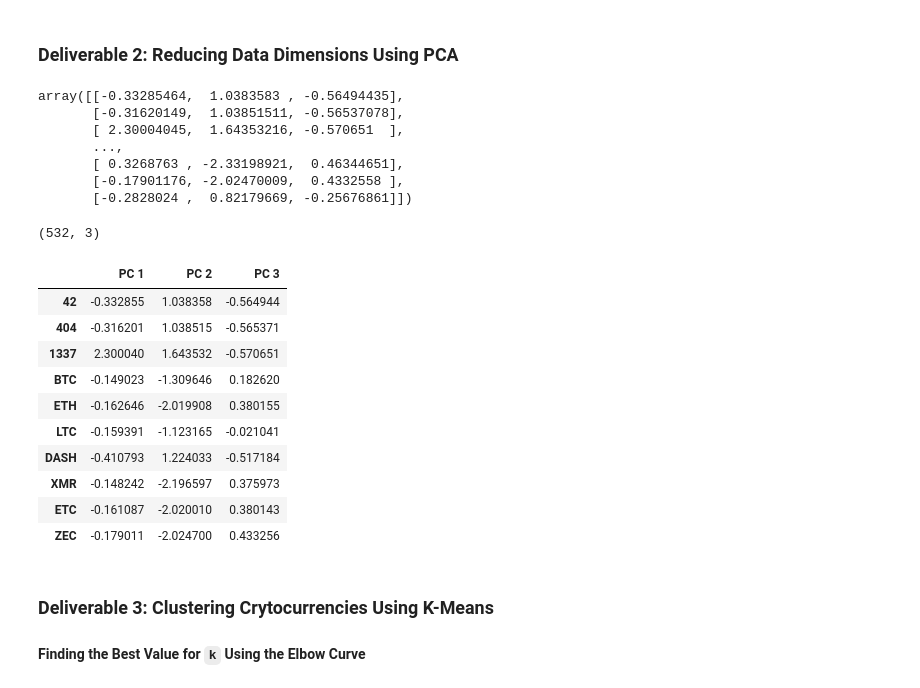
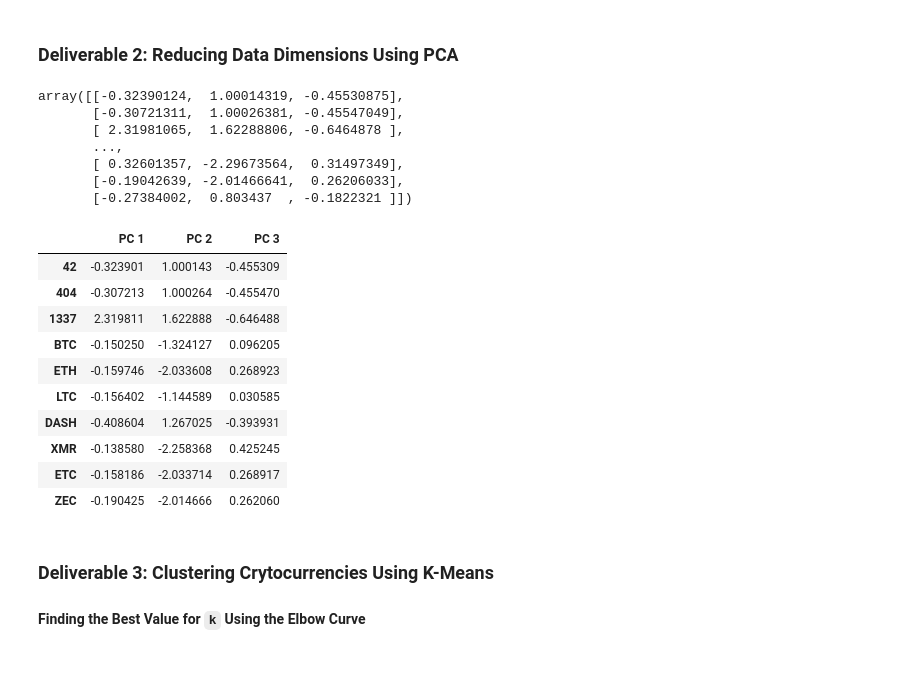
Before and after one commit to AlekseiPronin/Cryptocurrencies, a Jupyter notebook: crypto_clustering.ipynb, the cells around one changed output. Cells and saved outputs as stored; diff of their text form; code cells hidden in the pictures.

```diff
--- a/crypto_clustering.ipynb
+++ b/crypto_clustering.ipynb
@@ -70,4 +70,4 @@ crypto_df.head()
 | 808 | 808 | SHA-256 | PoW/PoS | 0.000000e+00 | 0 |
 # %%
 # Remove rows that have at least 1 null value.
-crypto_df.dropna()
+crypto_df = crypto_df.dropna()
@@ -140,8 +129,8 @@ crypto_df
 532 rows × 4 columns
 # %%
 # Use get_dummies() to create variables for text features.
-crypto_df = pd.get_dummies(crypto_df, columns=(['Algorithm', 'ProofType']))
-crypto_df
+X = pd.get_dummies(data=crypto_df, columns=['Algorithm', 'ProofType'])
+X
 # %% [output]
 |  | TotalCoinsMined | TotalCoinSupply | Algorithm_1GB AES Pattern Search | Algorithm_536 | Algorithm_Argon2d | ... |
 | 42 | 4.199995e+01 | 42 | 0 | 0 | 0 | ... |
@@ -158,5 +147,6 @@ crypto_df
 532 rows × 98 columns
 # %%
 # Standardize the data with StandardScaler().
-# YOUR CODE HERE
+X_scaled = StandardScaler().fit_transform(X)
+print(X_scaled[0:5])
 # %% [output]
@@ -181,31 +171,34 @@ array([[-0.11710817, -0.1528703 , -0.0433963 , -0.0433963 , -0.0433963 ,
 ### Deliverable 2: Reducing Data Dimensions Using PCA
 # %%
 # Using PCA to reduce dimension to three principal components.
-# YOUR CODE HERE
+pca = PCA(n_components=3)
+X_pca = pca.fit_transform(X_scaled)
+X_pca
 # %% [output]
-array([[-0.33285464,  1.0383583 , -0.56494435],
-       [-0.31620149,  1.03851511, -0.56537078],
-       [ 2.30004045,  1.64353216, -0.570651  ],
+array([[-0.32390124,  1.00014319, -0.45530875],
+       [-0.30721311,  1.00026381, -0.45547049],
+       [ 2.31981065,  1.62288806, -0.6464878 ],
        ...,
-       [ 0.3268763 , -2.33198921,  0.46344651],
-       [-0.17901176, -2.02470009,  0.4332558 ],
-       [-0.2828024 ,  0.82179669, -0.25676861]])
+       [ 0.32601357, -2.29673564,  0.31497349],
+       [-0.19042639, -2.01466641,  0.26206033],
+       [-0.27384002,  0.803437  , -0.1822321 ]])
 # %%
 # Create a DataFrame with the three principal components.
-# YOUR CODE HERE
+pcs_df = pd.DataFrame(data=X_pca,
+                          columns=['PC 1', 'PC 2', 'PC 3'], index=crypto_df.index)
+pcs_df.head(10)
 # %% [output]
-(532, 3)
 |  | PC 1 | PC 2 | PC 3 |
-| 42 | -0.332855 | 1.038358 | -0.564944 |
-| 404 | -0.316201 | 1.038515 | -0.565371 |
-| 1337 | 2.300040 | 1.643532 | -0.570651 |
-| BTC | -0.149023 | -1.309646 | 0.182620 |
-| ETH | -0.162646 | -2.019908 | 0.380155 |
-| LTC | -0.159391 | -1.123165 | -0.021041 |
-| DASH | -0.410793 | 1.224033 | -0.517184 |
-| XMR | -0.148242 | -2.196597 | 0.375973 |
-| ETC | -0.161087 | -2.020010 | 0.380143 |
-| ZEC | -0.179011 | -2.024700 | 0.433256 |
+| 42 | -0.323901 | 1.000143 | -0.455309 |
+| 404 | -0.307213 | 1.000264 | -0.455470 |
+| 1337 | 2.319811 | 1.622888 | -0.646488 |
+| BTC | -0.150250 | -1.324127 | 0.096205 |
+| ETH | -0.159746 | -2.033608 | 0.268923 |
+| LTC | -0.156402 | -1.144589 | 0.030585 |
+| DASH | -0.408604 | 1.267025 | -0.393931 |
+| XMR | -0.138580 | -2.258368 | 0.425245 |
+| ETC | -0.158186 | -2.033714 | 0.268917 |
+| ZEC | -0.190425 | -2.014666 | 0.262060 |
 # %% [markdown]
 ### Deliverable 3: Clustering Crytocurrencies Using K-Means
 
```
Also changed, not shown: parts of 7 cells of this notebook.
